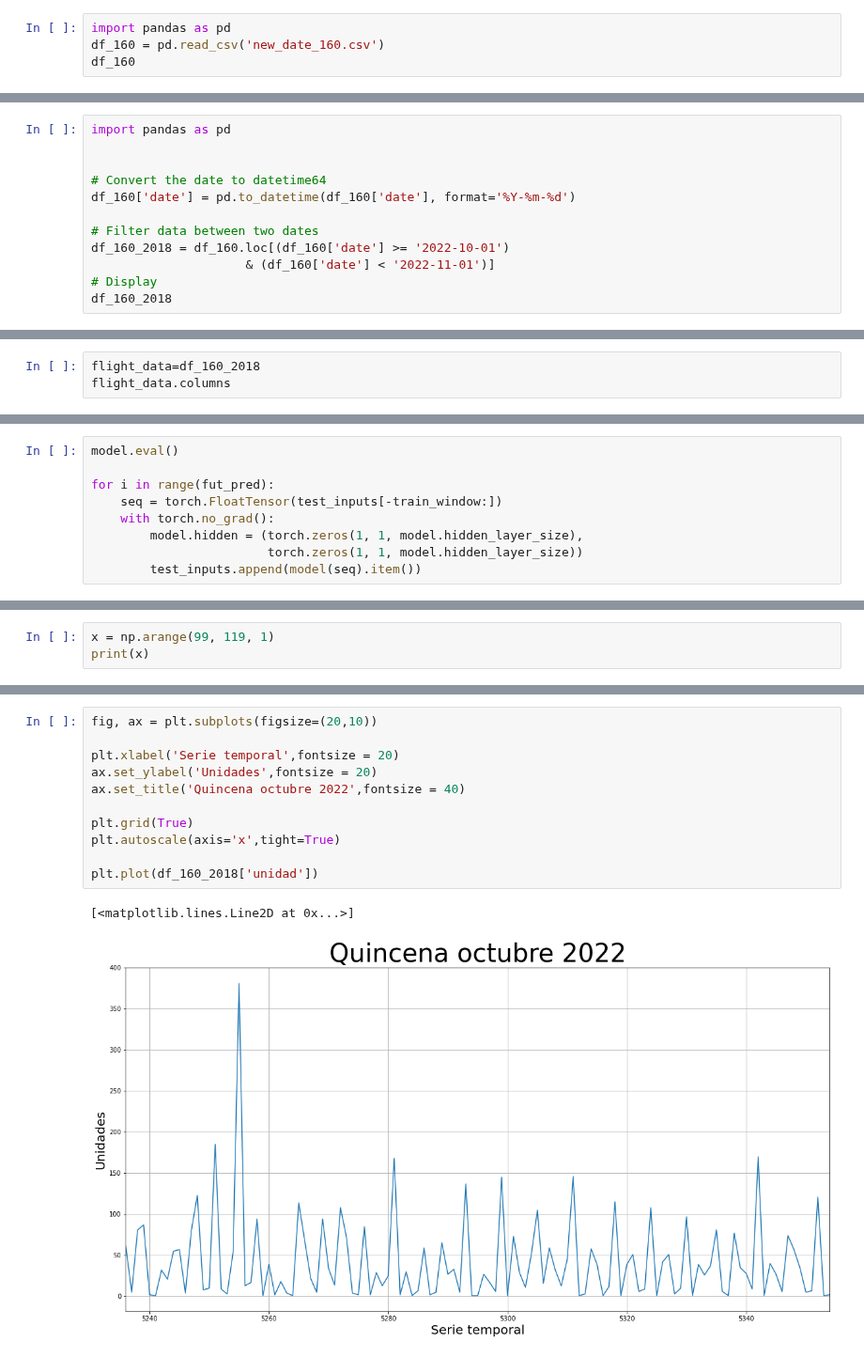
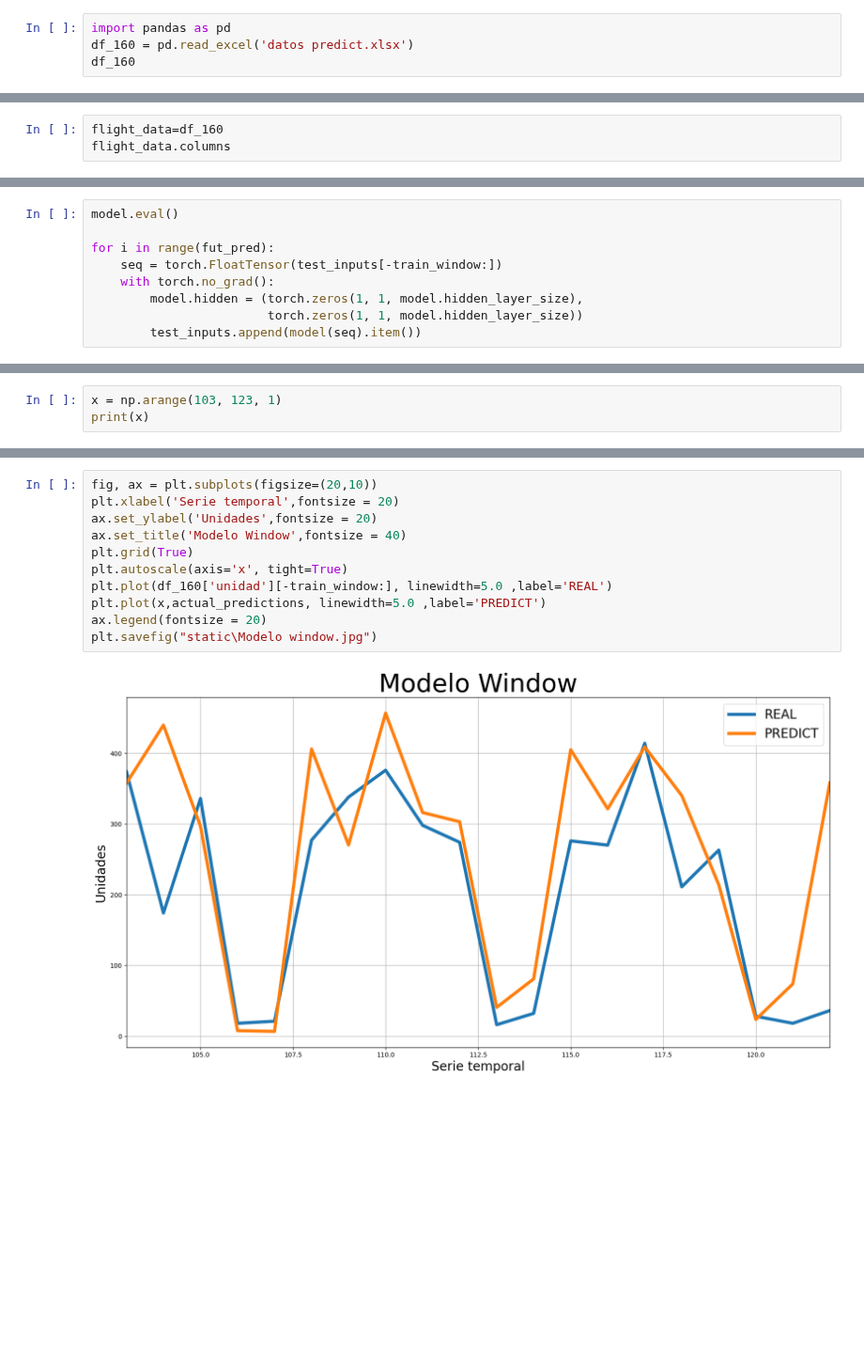
Before and after one commit to Peskysa/valverde, a Jupyter notebook: predict.ipynb, the cells around one changed output, grey strips where cells are left out. Shown at 94% size. Saved outputs shown, nothing was run; the diff lists cells and outputs as text; blank space fills up the shorter version.

Commit message:
modelo finalizado

```diff
--- a/predict.ipynb
+++ b/predict.ipynb
@@ -10,6 +11,6 @@ import matplotlib.pyplot as plt
 %matplotlib inline
 # %%
 import pandas as pd
-df_160 = pd.read_csv('new_date_160.csv')
+df_160 = pd.read_excel('datos predict.xlsx')
 df_160
 # %% [output]
@@ -29,12 +29,0 @@ df_160
-# %%
-import pandas as pd
-
-
-# Convert the date to datetime64
-df_160['date'] = pd.to_datetime(df_160['date'], format='%Y-%m-%d')
-
-# Filter data between two dates
-df_160_2018 = df_160.loc[(df_160['date'] >= '2022-10-01')
-                     & (df_160['date'] < '2022-11-01')]
-# Display
-df_160_2018
@@ -86,4 +48,4 @@ plt.plot(df_160_2018['unidad'])
 # %%
-flight_data=df_160_2018
+flight_data=df_160
 flight_data.columns
 # %% [output]
@@ -306,4 +268,4 @@ print(actual_predictions)
 # %%
-x = np.arange(99, 119, 1)
+x = np.arange(103, 123, 1)
 print(x)
 # %% [output]
@@ -326,14 +290,13 @@ plt.show()
 # %%
 fig, ax = plt.subplots(figsize=(20,10))
-
 plt.xlabel('Serie temporal',fontsize = 20)
 ax.set_ylabel('Unidades',fontsize = 20)
-ax.set_title('Quincena octubre 2022',fontsize = 40)
-
+ax.set_title('Modelo Window',fontsize = 40)
 plt.grid(True)
-plt.autoscale(axis='x',tight=True)
-
-plt.plot(df_160_2018['unidad'])
+plt.autoscale(axis='x', tight=True)
+plt.plot(df_160['unidad'][-train_window:], linewidth=5.0 ,label='REAL')
+plt.plot(x,actual_predictions, linewidth=5.0 ,label='PREDICT')
+ax.legend(fontsize = 20)
+plt.savefig("static\Modelo window.jpg")
 # %% [output]
-[<matplotlib.lines.Line2D at 0x...>]
-[figure, old version]
+[figure, new version]
```
Also changed, not shown: parts of 18 cells of this notebook, 2 other files.
